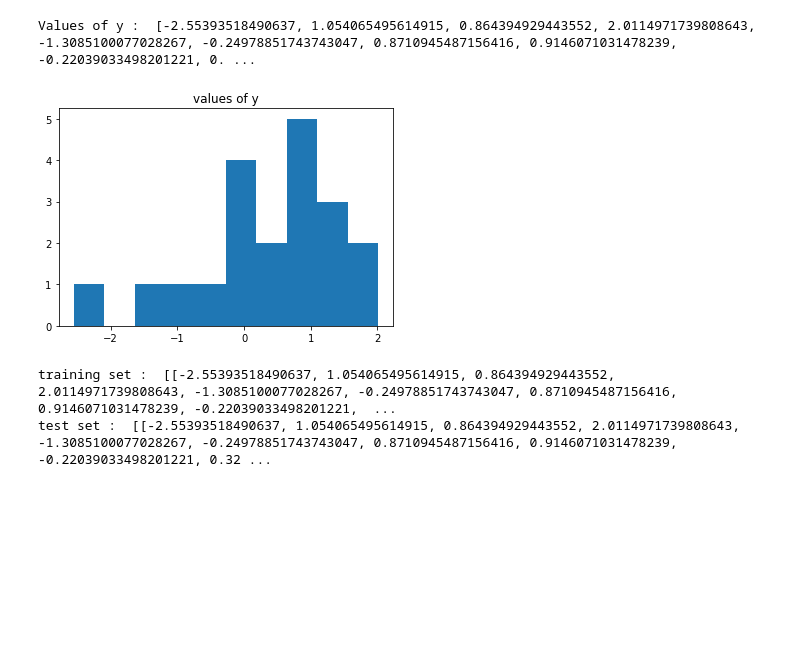
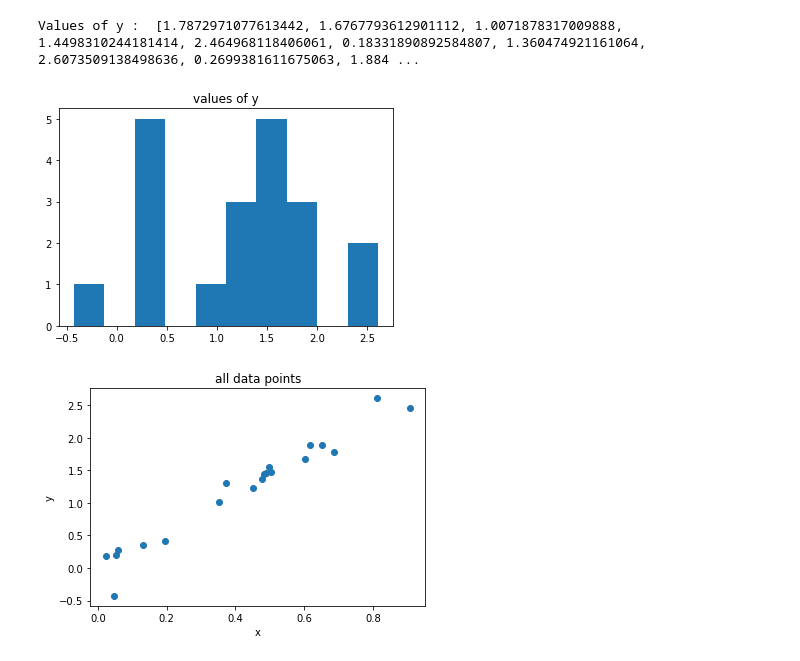
Before and after one commit to rohanmandrekar/overfitting-using-higher-order-linear-regression, a Jupyter notebook: overfitting.ipynb, the cells around one changed output. Cells and saved outputs as stored; diff of their text form; code cells hidden in the pictures; blank space fills up the shorter version.

```diff
--- a/overfitting.ipynb
+++ b/overfitting.ipynb
@@ -30,28 +30,21 @@ showing values of N :  [-2.85124252  0.40258886  0.55038667  1.99821636 -2.07615
 # %%
 import math
 y=[]
 for i in range(20):
   # print(i)
-  y.append(math.sin(x[i])+N[i])
+  y.append((math.sin(x[i])*3.142)+(N[i]*0.2))
 print('Values of y : ',y)
 
 plt.hist(y)
 plt.title('values of y')
 plt.show()
+
+plt.scatter(x,y)
+plt.title('all data points')
+plt.xlabel('x')
+plt.ylabel('y')
+plt.show()
 # %% [output]
-Values of y :  [-2.55393518490637, 1.054065495614915, 0.864394929443552, 2.0114971739808643, -1.3085100077028267, -0.24978851743743047, 0.8710945487156416, 0.9146071031478239, -0.22039033498201221, 0. ...
+Values of y :  [1.7872971077613442, 1.6767793612901112, 1.0071878317009888, 1.4498310244181414, 2.464968118406061, 0.18331890892584807, 1.360474921161064, 2.6073509138498636, 0.2699381611675063, 1.884 ...
-[figure, old version]
+[figure, new version]
+[figure, added]
-# %%
-train_y=[]
-test_y=[]
-for i in range(20):
-  if(i%2==0):
-    train_y.append(y)
-  else:
-    test_y.append(y)
-
-print("training set : ",train_y)
-print("test set : ",test_y)
-# %% [output]
-training set :  [[-2.55393518490637, 1.054065495614915, 0.864394929443552, 2.0114971739808643, -1.3085100077028267, -0.24978851743743047, 0.8710945487156416, 0.9146071031478239, -0.22039033498201221,  ...
-test set :  [[-2.55393518490637, 1.054065495614915, 0.864394929443552, 2.0114971739808643, -1.3085100077028267, -0.24978851743743047, 0.8710945487156416, 0.9146071031478239, -0.22039033498201221, 0.32 ...
```
Also changed, not shown: parts of 8 cells of this notebook.
